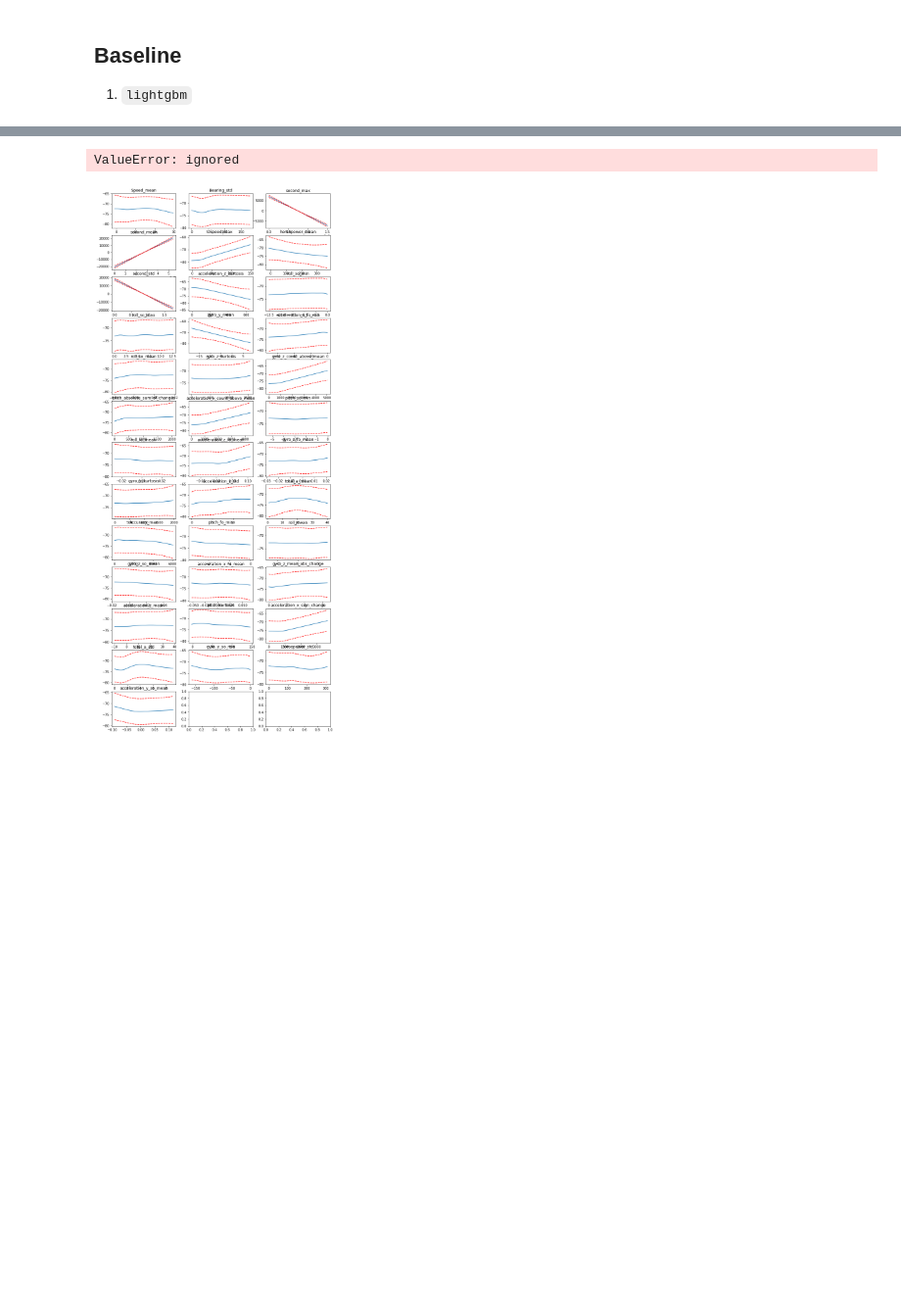
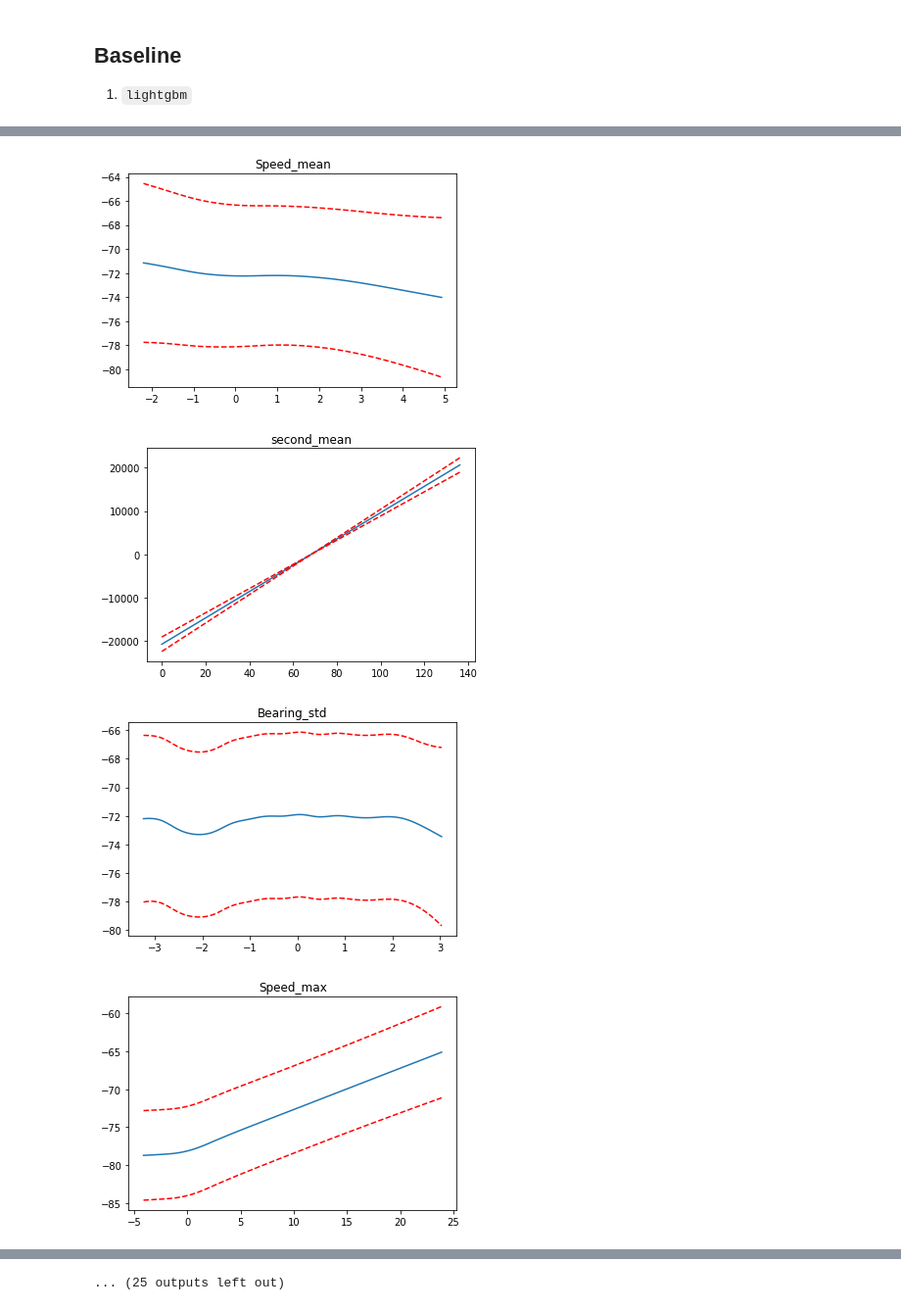
Before and after one commit to wjensheng/grab, a Jupyter notebook: model.ipynb, the cells around one changed output, grey strips where cells are left out. Shown: that part at 98% size. Drawn from its saved outputs; the diff is of its cells as text; code cells hidden in the pictures; blank space fills up the shorter version.

```diff
--- a/model.ipynb
+++ b/model.ipynb
@@ -208,3 +192,15 @@ features_sub = features[:9]
 # %%
-X = train_df[features].values
+s = StandardScaler()
+
+X = s.fit_transform(train_df[features].values)
 y = train_df['label'].values
+# %%
+np.random.seed(0)
+lams = np.random.rand(5, 37) # random points on [0, 1], with shape (100, 3)
+lams = lams * 8 - 3 # shift values to -3, 3
+lams = np.exp(lams)
+# %%
+%%time
+gam = LogisticGAM().gridsearch(X, y,
+                               lam=lams,
+                               keep_best=True)
@@ -211,17 +211,18 @@ y = train_df['label'].values
 # %%
-# gam = LogisticGAM().gridsearch(X, y, keep_best=True)
+for i, term in enumerate(gam.terms):
+    if term.isintercept:
+        continue
 
-fig, axs = plt.subplots(nrows=13, ncols=3,
-                        figsize=(12,30))
-titles = features
+    XX = gam.generate_X_grid(term=i)
+    pdep, confi = gam.partial_dependence(term=i, X=XX, width=0.95)
+    plt.figure()
 
-axs = axs.flatten()
-
-for i, ax in enumerate(axs):
-    XX = gam.generate_X_grid(term=i)
-    pdep, confi = gam.partial_dependence(term=i, width=.95)
-
-    ax.plot(XX[:, i], pdep)
-    ax.plot(XX[:, i], confi, c='r', ls='--')
-    ax.set_title(titles[i]);
+    plt.plot(XX[:, term.feature], pdep)
+    plt.plot(XX[:, term.feature], confi, c='r', ls='--')
+    plt.title(features[i])
+    plt.show()
 # %% [output]
+[figure, new version]
+[figure, added]
+[figure, added]
+[figure, added]
@@ -228,3 +237,2 @@ for i, ax in enumerate(axs):
-ValueError: ignored
+... (25 outputs left out)
-[figure, old version]
 # %%
```
Also changed, not shown: parts of 18 cells of this notebook, 1 other file.
